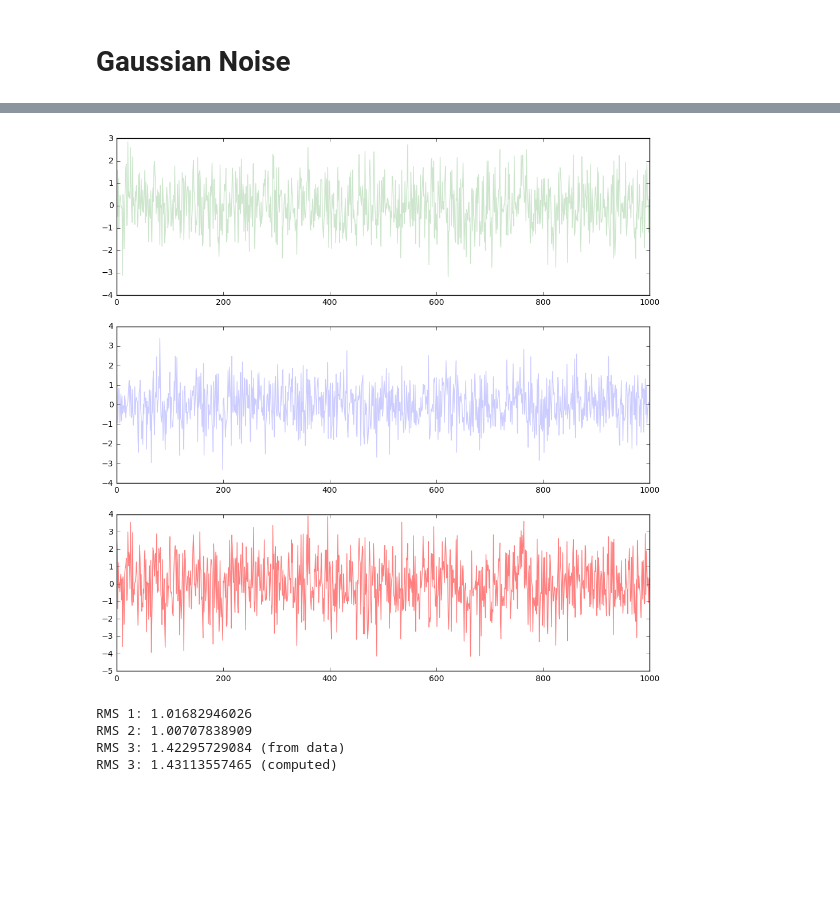
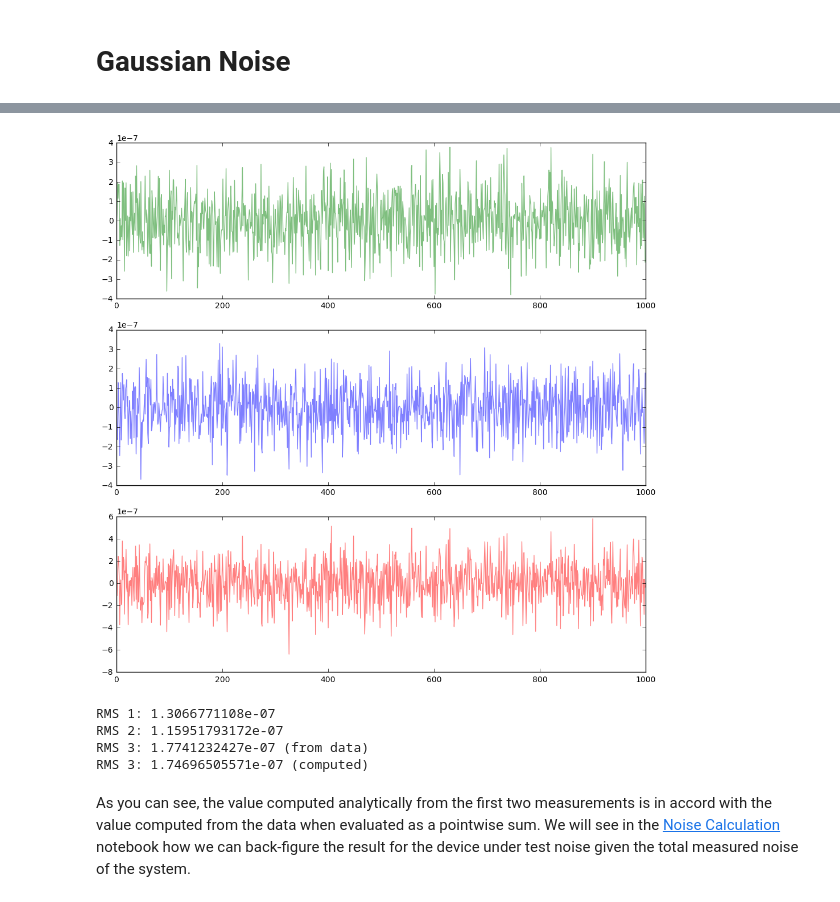
Before and after one commit to AuteurAudio/electronics-measuring-extremely-low-noise-sources, a Jupyter notebook: jupyter/NoiseAddition.ipynb, the cells around one changed output, grey strips where cells are left out. Saved outputs shown, nothing was run; the diff lists cells and outputs as text; code cells hidden in the pictures; blank space fills up the shorter version.

Commit message:
Added more noise info

```diff
--- a/jupyter/NoiseAddition.ipynb
+++ b/jupyter/NoiseAddition.ipynb
@@ -5,43 +5,45 @@ The purpose of this is to show the RMS values of noise sources add as expected i
 # %%
 import math
 import numpy as np
 import matplotlib.pyplot as plt
 %matplotlib inline
 
 plt.figure(figsize=(12,12))
 
-# Instrument noise
-n1 = [np.random.normal(0, 1) for i in range(1000)]
+# Input resistance noise (50 ohms at 20 degrees Celsius, 20KHz bandwidth)
+n1 = [np.random.normal(0, 1.27e-7) for i in range(1000)]
 plt.subplot(3, 1, 1)
-plt.plot(n1, color='g', alpha=0.2)
+plt.plot(n1, color='g', alpha=0.5)
 rms1 = np.std(n1)
 
-# Noise we are testing
-n2 = [np.random.normal(0, 1) for i in range(1000)]
+# Op-amp input noise (LT1028 nominal specification, 20KHz bandwidth)
+n2 = [np.random.normal(0, 1.2e-7) for i in range(1000)]
 plt.subplot(3, 1, 2)
-plt.plot(n2, color='b', alpha=0.2)
+plt.plot(n2, color='b', alpha=0.5)
 rms2 = np.std(n2)
 
-# The sum of the noises
+# Total amplifier input noise
 n3 = [n1[i] + n2[i] for i in range(1000)]
 plt.subplot(3, 1, 3)
 plt.plot(n3, color='r', alpha=0.5)
 rms3 = np.std(n3)
 
 # Plot the various noises
 plt.show()
 
-# Compute the RMS noise from the instrument and test noise
+# Compute the RMS noise (as opposed to add our two sampled measurements pointwise)
 rms4 = math.sqrt(rms1**2 + rms2**2)
 
 # Print the computed RMS values
 print("RMS 1: " + str(rms1))
 print("RMS 2: " + str(rms2))
 print("RMS 3: " + str(rms3) + " (from data)")
 print("RMS 3: " + str(rms4) + " (computed)")
 # %% [output]
-[figure, old version]
+[figure, new version]
-RMS 1: 1.01682946026
-RMS 2: 1.00707838909
-RMS 3: 1.42295729084 (from data)
-RMS 3: 1.43113557465 (computed)
+RMS 1: 1.3066771108e-07
+RMS 2: 1.15951793172e-07
+RMS 3: 1.7741232427e-07 (from data)
+RMS 3: 1.74696505571e-07 (computed)
+# %% [markdown]
+As you can see, the value computed analytically from the first two measurements is in accord with the value computed from the data when evaluated as a pointwise sum.  We will see in the [Noise Calculation](NoiseCalculation.ipynb) notebook how we can back-figure the result for the device under test noise given the total measured noise of the system.
```
Also changed, not shown: parts of 2 cells of this notebook, 1 other file.
